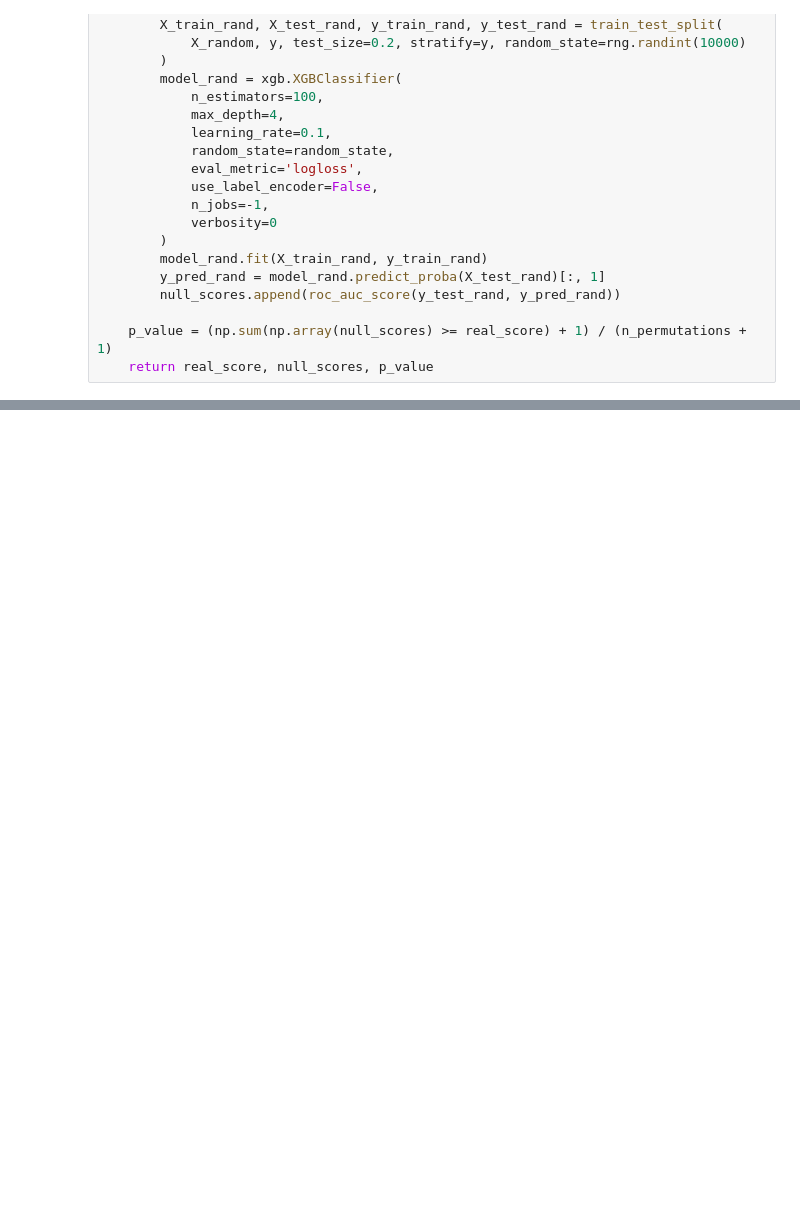
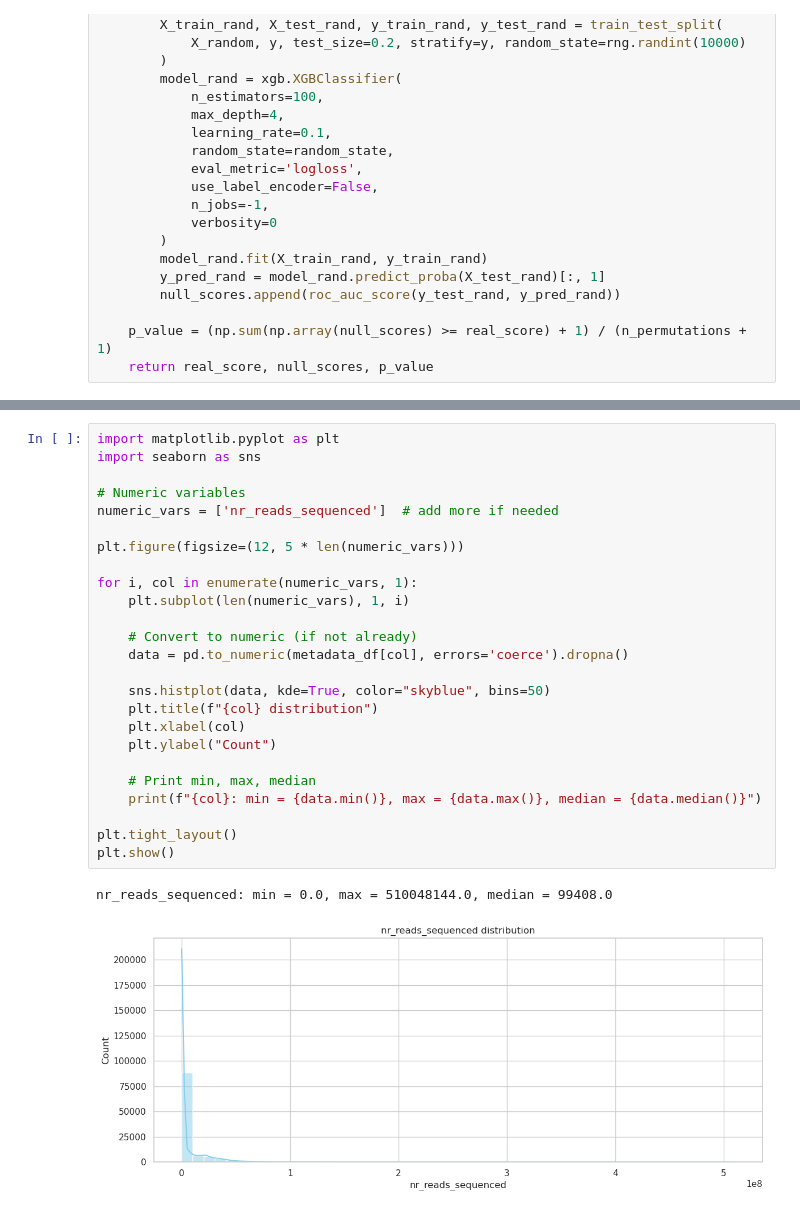
Before and after one commit to manuelgug/Microbiome-Disease-Classification-ML, a Jupyter notebook: microbiome_classif.ipynb, the cells around one changed output, grey strips where cells are left out. Drawn from its saved outputs; the diff is of its cells as text; blank space fills up the shorter version.

```diff
--- a/microbiome_classif.ipynb
+++ b/microbiome_classif.ipynb
@@ -313 +408,29 @@ logger.info(f"Created abundance matrix: {pivoted_df.shape}")
+# %%
+import matplotlib.pyplot as plt
+import seaborn as sns
+
+# Numeric variables
+numeric_vars = ['nr_reads_sequenced']  # add more if needed
+
+plt.figure(figsize=(12, 5 * len(numeric_vars)))
+
+for i, col in enumerate(numeric_vars, 1):
+    plt.subplot(len(numeric_vars), 1, i)
+
+    # Convert to numeric (if not already)
+    data = pd.to_numeric(metadata_df[col], errors='coerce').dropna()
+
+    sns.histplot(data, kde=True, color="skyblue", bins=50)
+    plt.title(f"{col} distribution")
+    plt.xlabel(col)
+    plt.ylabel("Count")
+
+    # Print min, max, median
+    print(f"{col}: min = {data.min()}, max = {data.max()}, median = {data.median()}")
+
+plt.tight_layout()
+plt.show()
+# %% [output]
+nr_reads_sequenced: min = 0.0, max = 510048144.0, median = 99408.0
+[figure, added]
 # %%
```
Also changed, not shown: parts of 12 cells of this notebook.
